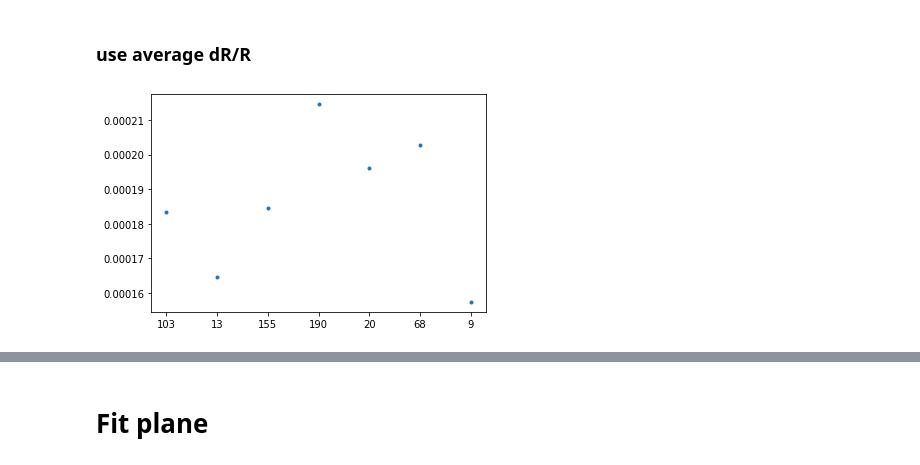
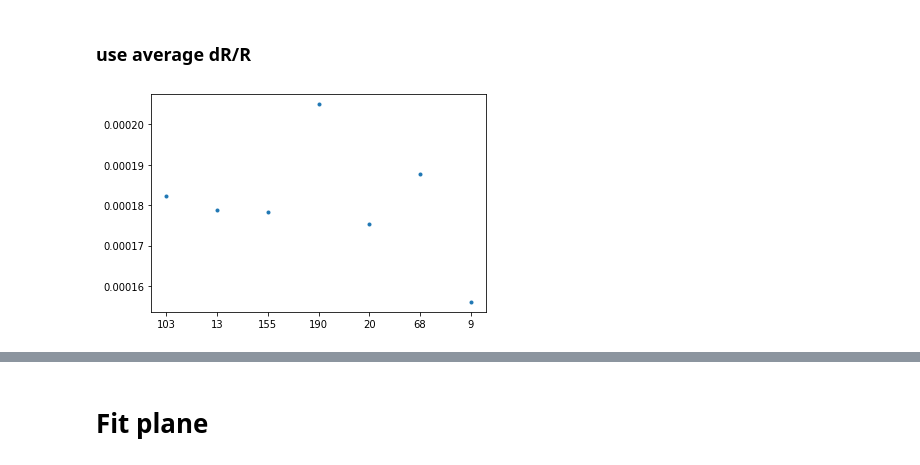
Before and after one commit to JoanneCETsai/Temperature_Calibration, a Jupyter notebook: main.ipynb, the cells around one changed output, grey strips where cells are left out. Drawn from its saved outputs; the diff is of its cells as text; code cells hidden in the pictures.

```diff
--- a/main.ipynb
+++ b/main.ipynb
@@ -776,11 +392,3 @@ for i in range(0,len(dRoverR_3),1):
 
 #for i in range(0,len(dRoverR_4),1):
 #    dRoverR_4[i] = dRoverR_4[i][:-1]
-# %%
-dRoverR_2[2] = dRoverR_2[2][:-1]
-dRoverR_2[3] = dRoverR_2[3][:-1]
-dRoverR_3[3] = dRoverR_3[3][:-1]
-dRoverR_1[4] = dRoverR_1[4][:-1]
-dRoverR_1[5] = dRoverR_1[5][:-1]
-dRoverR_3[5] = dRoverR_3[5][:-1]
-dRoverR_1[6] = dRoverR_1[6][:-1]
@@ -796,6 +395,20 @@ power_Si[6] = [29+2*i for i in range(0,5,1)]
+# %%
+for i in range(0, len(Si_list), 1):
+    while not (len(dRoverR_1[i]) == len(dRoverR_2[i]) == len(dRoverR_3[i])):
+        target = min(len(dRoverR_1[i]), len(dRoverR_2[i]), len(dRoverR_3[i]))
+        if len(dRoverR_1[i]) != target:
+            dRoverR_1[i] = dRoverR_1[i][:-1]
+        if len(dRoverR_2[i]) != target:
+            dRoverR_2[i] = dRoverR_2[i][:-1]
+        if len(dRoverR_3[i]) != target:
+            dRoverR_3[i] = dRoverR_3[i][:-1]
+# %%
+power_Si= [[] for i in range(len(Si_list))]
+for i in range(len(Si_list)):
+    power_Si[i] = [29+2*i for i in range(0,len(dRoverR_1[i]),1)]
 # %%
-avg_dRoverR = [[],[],[],[],[],[],[]]
-for i in range(0,7,1):
+avg_dRoverR = [[] for i in range(len(Si_list))]
+for i in range(len(Si_list)):
     arrays = [dRoverR_1[i], dRoverR_2[i], dRoverR_3[i]]
     avg_dRoverR[i] = [np.mean(k) for k in zip(*arrays)]
 # %%
@@ -808,27 +421,27 @@ for i, v in enumerate(list(Dict_Si_1.keys())):
 # %%
 kappa_Si_avg = []
 for i, v in enumerate(list(Dict_Si_1.keys())):
     popt, pcov = curve_fit(expo, power_Si[i], avg_dRoverR[i], p0 = [1, 0.0000005, 1], maxfev = 8000)
     #a, b, c = popt
     plt.plot(power_Si[i], avg_dRoverR[i], '.')
     y_pred = [expo(j, *popt) for j in power_Si[i]]
     plt.plot(power_Si[i], y_pred)
     plt.xlabel("power")
     plt.ylabel("dR/R")
     plt.savefig("/Users/chiaentsai/Desktop/lab/Temperature_Calibration/Si_dRoverR_fit_figure_avg/{}mm.png".format(v), format="PNG")
     plt.close()
     f = expo(Si_melting_W[v], *popt)
     gold_m = 1410
     dT = gold_m - 21
     kappa = f / dT
     kappa_Si_avg.append(kappa)
 
-#Dict_kappa_gold = dict(zip(list(Dict_gold.keys()),kappa_gold))
+Dict_kappa_Si_avg = dict(zip(list(Dict_Si_1.keys()),kappa_Si_avg))
 
 plt.plot(list(Dict_Si_1.keys()), kappa_Si_avg, '.')
 plt.savefig("/Users/chiaentsai/Desktop/lab/Temperature_Calibration/kappa_Si_avg.png", format="PNG")
 # %% [output]
-[figure, old version]
+[figure, new version]
 # %%
 kappa_Si = sum(kappa_Si_avg)/len(kappa_Si_avg)
 kappa_Si
```
Also changed, not shown: parts of 38 cells of this notebook, 23 other files.
